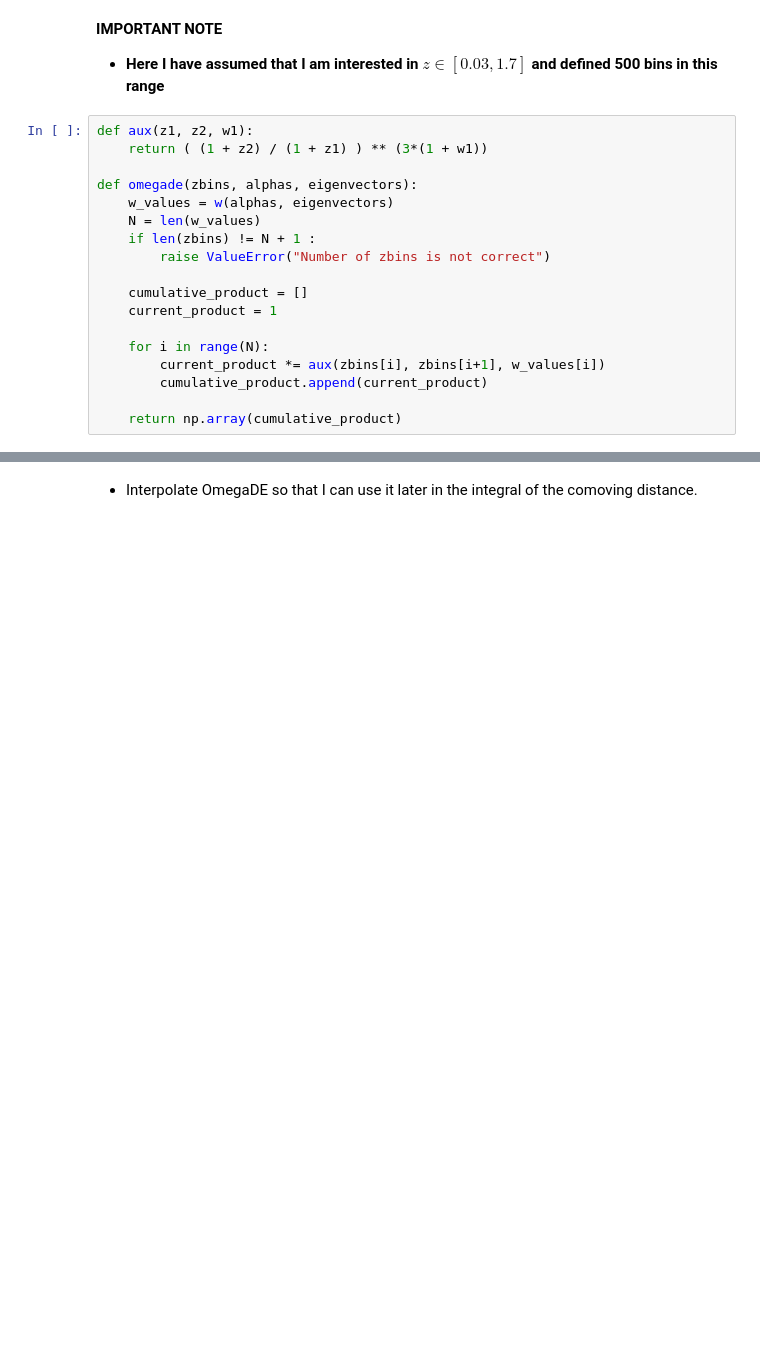
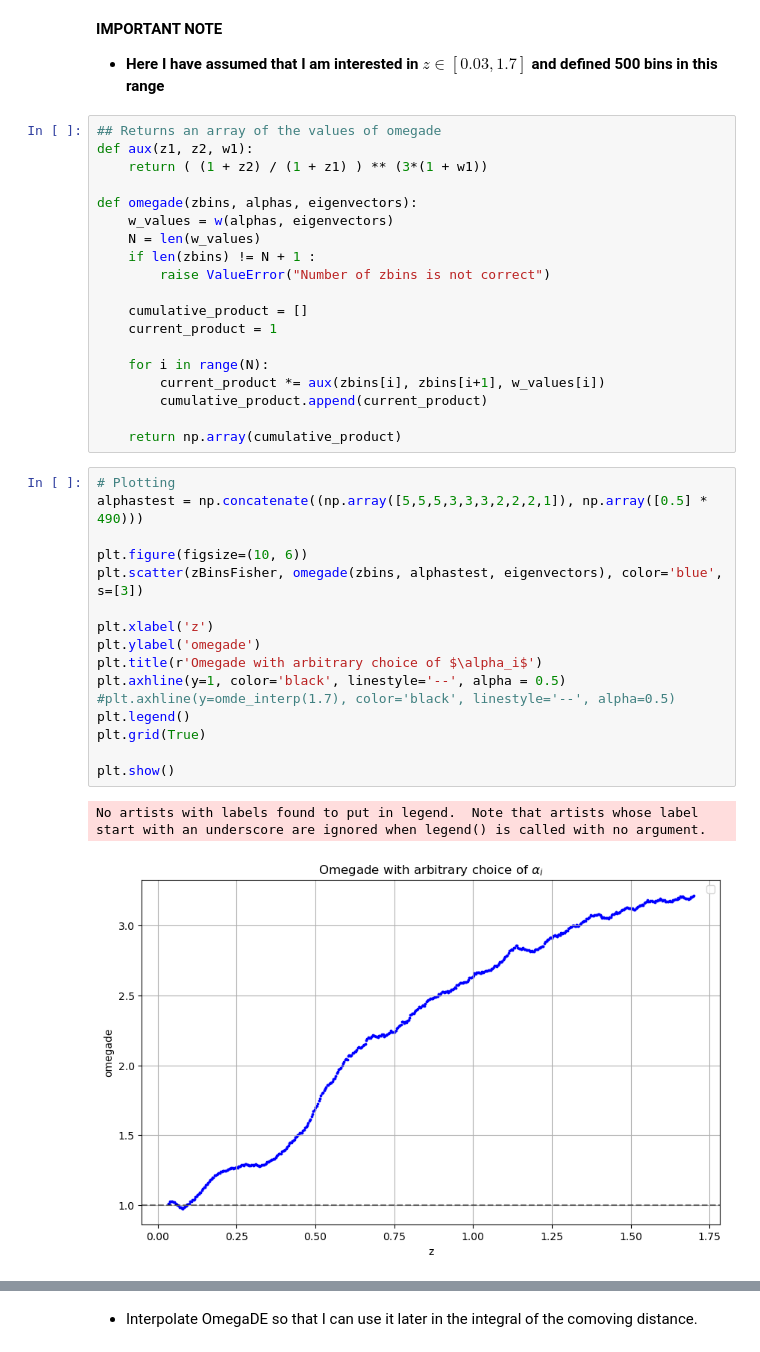
Before and after one commit to SBU-COSMOLIKE/emul2024, a Jupyter notebook: artemis/uniform_sampling_PCs.ipynb, the cells around one changed output, grey strips where cells are left out. Drawn from its saved outputs; the diff is of its cells as text; blank space fills up the shorter version.

```diff
--- a/artemis/uniform_sampling_PCs.ipynb
+++ b/artemis/uniform_sampling_PCs.ipynb
@@ -59,6 +77,7 @@ testsigma2 = np.linspace(0.1,0.2,5)
 **IMPORTANT NOTE**
 - **Here I have assumed that I am interested in $z \in [0.03,1.7]$ and defined 500 bins in this range**
 # %%
+## Returns an array of the values of omegade
 def aux(z1, z2, w1):
     return ( (1 + z2) / (1 + z1) ) ** (3*(1 + w1))
 
@@ -76,3 +95,22 @@ def omegade(zbins, alphas, eigenvectors):
         cumulative_product.append(current_product)
 
     return np.array(cumulative_product)
+# %%
+# Plotting
+alphastest = np.concatenate((np.array([5,5,5,3,3,3,2,2,2,1]), np.array([0.5] * 490)))
+
+plt.figure(figsize=(10, 6))
+plt.scatter(zBinsFisher, omegade(zbins, alphastest, eigenvectors), color='blue', s=[3])
+
+plt.xlabel('z')
+plt.ylabel('omegade')
+plt.title(r'Omegade with arbitrary choice of $\alpha_i$')
+plt.axhline(y=1, color='black', linestyle='--', alpha = 0.5)
+#plt.axhline(y=omde_interp(1.7), color='black', linestyle='--', alpha=0.5)
+plt.legend()
+plt.grid(True)
+
+plt.show()
+# %% [output]
+No artists with labels found to put in legend.  Note that artists whose label start with an underscore are ignored when legend() is called with no argument.
+[figure, added]
```
Also changed, not shown: parts of 31 cells of this notebook, 5 other files.
